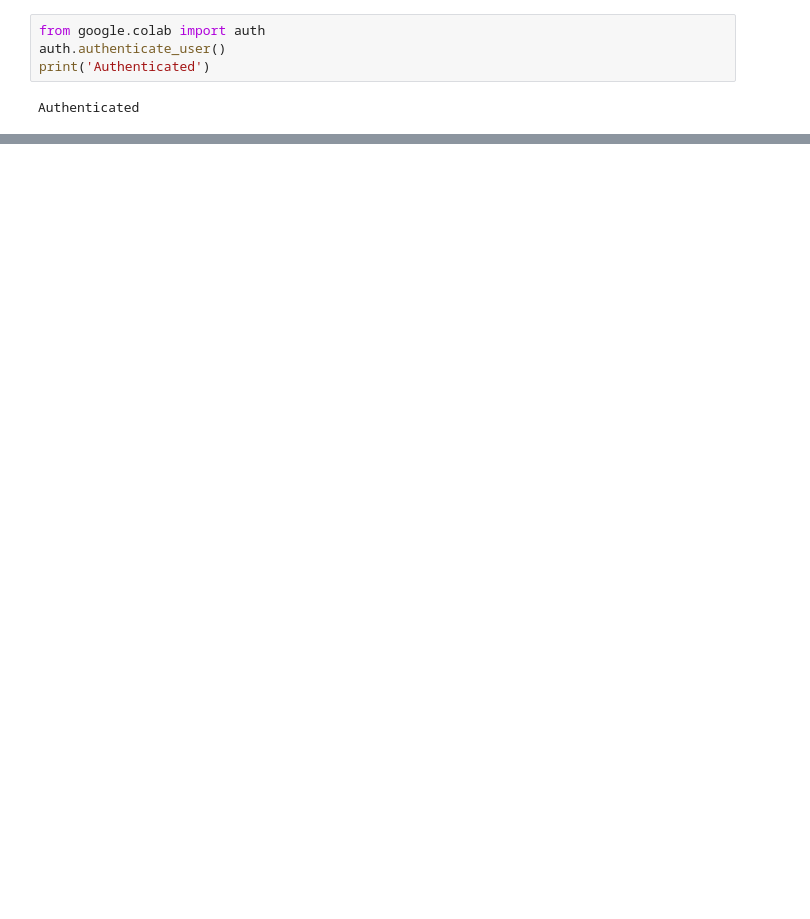
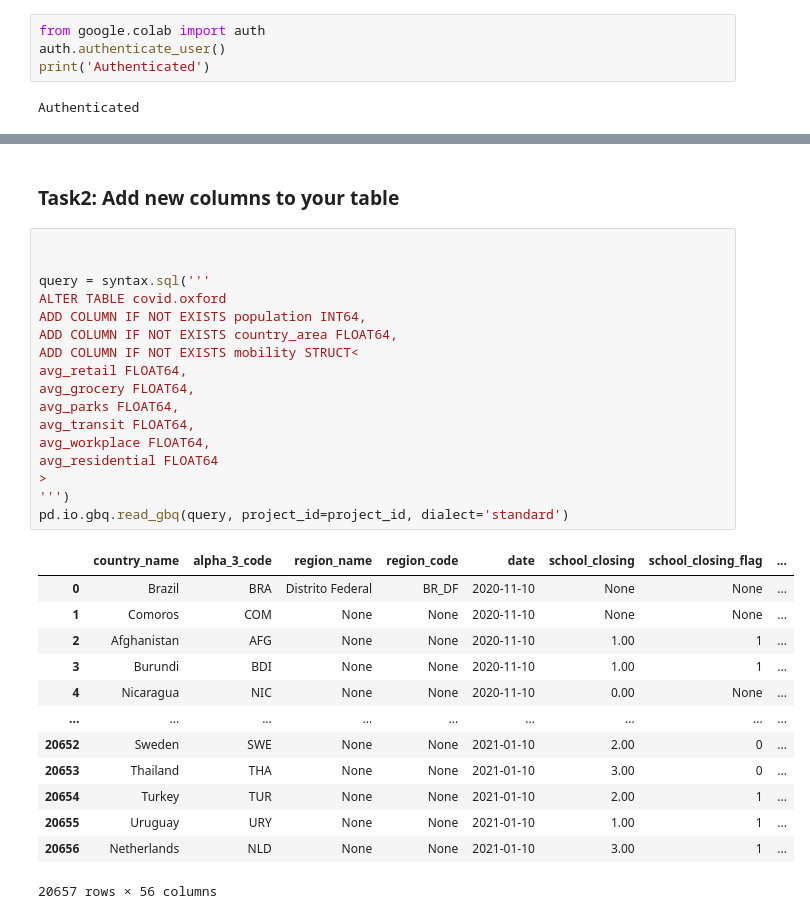
Before and after one commit to bobbae/gcp, a Jupyter notebook: bq/gsp340-build-datawarehouse-challenge/gsp340.ipynb, the cells around one changed output, grey strips where cells are left out. Drawn from its saved outputs; the diff is of its cells as text; blank space fills up the shorter version.

```diff
--- a/bq/gsp340-build-datawarehouse-challenge/gsp340.ipynb
+++ b/bq/gsp340-build-datawarehouse-challenge/gsp340.ipynb
@@ -175,0 +66,33 @@ pd.io.gbq.read_gbq(query, project_id=project_id, dialect='standard')
+# %% [markdown]
+### Task2: Add new columns to your table
+# %%
+
+
+query = syntax.sql('''
+ALTER TABLE covid.oxford
+ADD COLUMN IF NOT EXISTS population INT64,
+ADD COLUMN IF NOT EXISTS country_area FLOAT64,
+ADD COLUMN IF NOT EXISTS mobility STRUCT<
+avg_retail FLOAT64,
+avg_grocery FLOAT64,
+avg_parks FLOAT64,
+avg_transit FLOAT64,
+avg_workplace FLOAT64,
+avg_residential FLOAT64
+>
+''')
+pd.io.gbq.read_gbq(query, project_id=project_id, dialect='standard')
+# %% [output]
+|  | country_name | alpha_3_code | region_name | region_code | date | school_closing | school_closing_flag | ... |
+| 0 | Brazil | BRA | Distrito Federal | BR_DF | 2020-11-10 | None | None | ... |
+| 1 | Comoros | COM | None | None | 2020-11-10 | None | None | ... |
+| 2 | Afghanistan | AFG | None | None | 2020-11-10 | 1.00 | 1 | ... |
+| 3 | Burundi | BDI | None | None | 2020-11-10 | 1.00 | 1 | ... |
+| 4 | Nicaragua | NIC | None | None | 2020-11-10 | 0.00 | None | ... |
+| ... | ... | ... | ... | ... | ... | ... | ... | ... |
+| 20652 | Sweden | SWE | None | None | 2021-01-10 | 2.00 | 0 | ... |
+| 20653 | Thailand | THA | None | None | 2021-01-10 | 3.00 | 0 | ... |
+| 20654 | Turkey | TUR | None | None | 2021-01-10 | 2.00 | 1 | ... |
+| 20655 | Uruguay | URY | None | None | 2021-01-10 | 1.00 | 1 | ... |
+| 20656 | Netherlands | NLD | None | None | 2021-01-10 | 3.00 | 1 | ... |
+20657 rows × 56 columns
```
Also changed, not shown: parts of 36 cells of this notebook.
